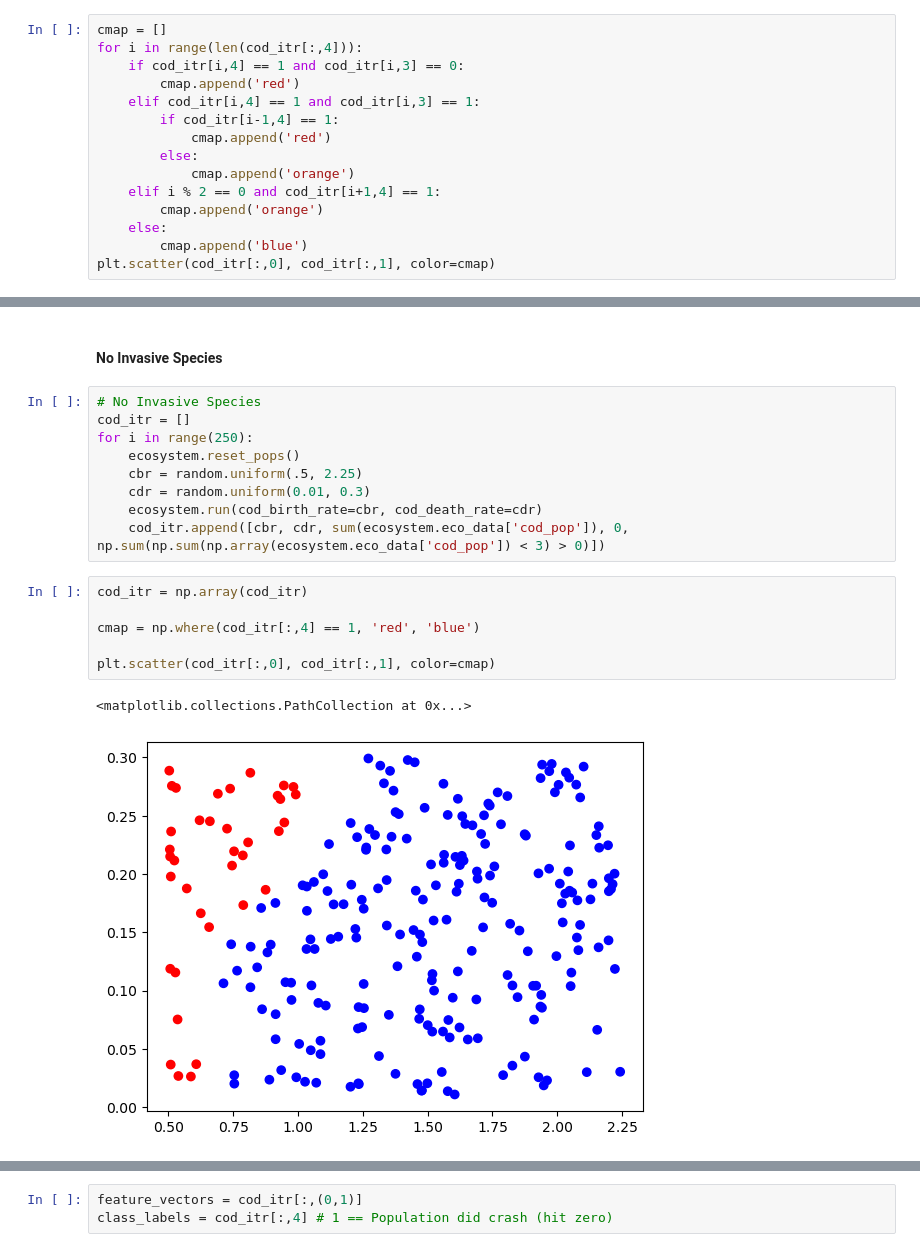
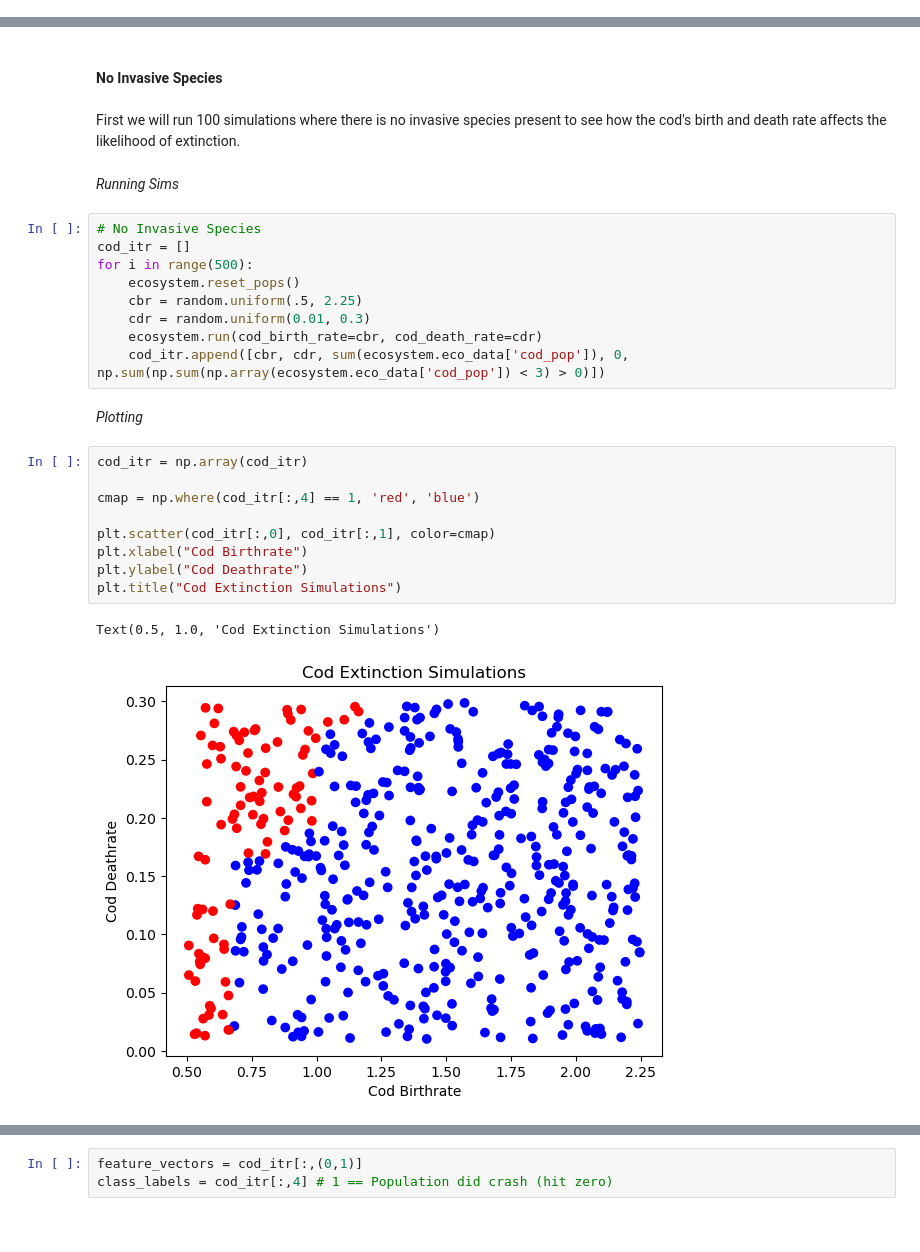
Before and after one commit to anthonyjk/invasive-species-model, a Jupyter notebook: analysis.ipynb, the cells around one changed output, grey strips where cells are left out. Cells and saved outputs as stored; diff of their text form.

```diff
--- a/analysis.ipynb
+++ b/analysis.ipynb
@@ -29,15 +37,0 @@ cod_itr = np.array(cod_itr)
-# %%
-cmap = []
-for i in range(len(cod_itr[:,4])):
-    if cod_itr[i,4] == 1 and cod_itr[i,3] == 0:
-        cmap.append('red')
-    elif cod_itr[i,4] == 1 and cod_itr[i,3] == 1:
-        if cod_itr[i-1,4] == 1:
-            cmap.append('red')
-        else:
-            cmap.append('orange')
-    elif i % 2 == 0 and cod_itr[i+1,4] == 1:
-        cmap.append('orange')
-    else:
-        cmap.append('blue')
-plt.scatter(cod_itr[:,0], cod_itr[:,1], color=cmap)
@@ -47,20 +38,29 @@ plt.scatter(cod_itr[:,0], cod_itr[:,1], color=cmap)
 # %% [markdown]
 #### No Invasive Species
+# %% [markdown]
+First we will run 100 simulations where there is no invasive species present to see how the cod's birth and death rate affects the likelihood of extinction.
+# %% [markdown]
+_Running Sims_
 # %%
 # No Invasive Species
 cod_itr = []
-for i in range(250):
+for i in range(500):
     ecosystem.reset_pops()
     cbr = random.uniform(.5, 2.25)
     cdr = random.uniform(0.01, 0.3)
     ecosystem.run(cod_birth_rate=cbr, cod_death_rate=cdr)
     cod_itr.append([cbr, cdr, sum(ecosystem.eco_data['cod_pop']), 0, np.sum(np.sum(np.array(ecosystem.eco_data['cod_pop']) < 3) > 0)])
+# %% [markdown]
+_Plotting_
 # %%
 cod_itr = np.array(cod_itr)
 
 cmap = np.where(cod_itr[:,4] == 1, 'red', 'blue')
 
 plt.scatter(cod_itr[:,0], cod_itr[:,1], color=cmap)
+plt.xlabel("Cod Birthrate")
+plt.ylabel("Cod Deathrate")
+plt.title("Cod Extinction Simulations")
 # %% [output]
-<matplotlib.collections.PathCollection at 0x...>
+Text(0.5, 1.0, 'Cod Extinction Simulations')
-[figure, old version]
+[figure, new version]
```
Also changed, not shown: parts of 112 cells of this notebook, 2 other files.
